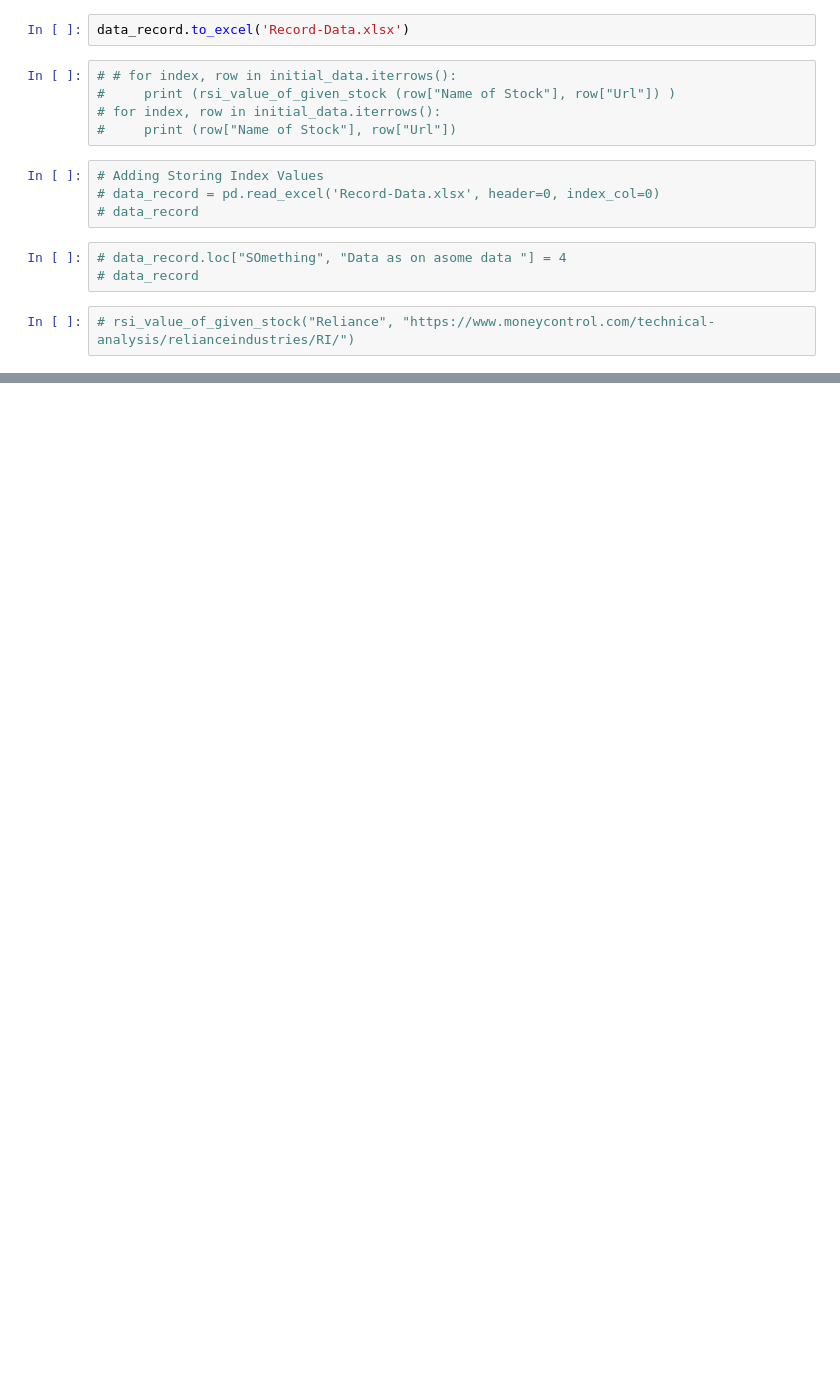
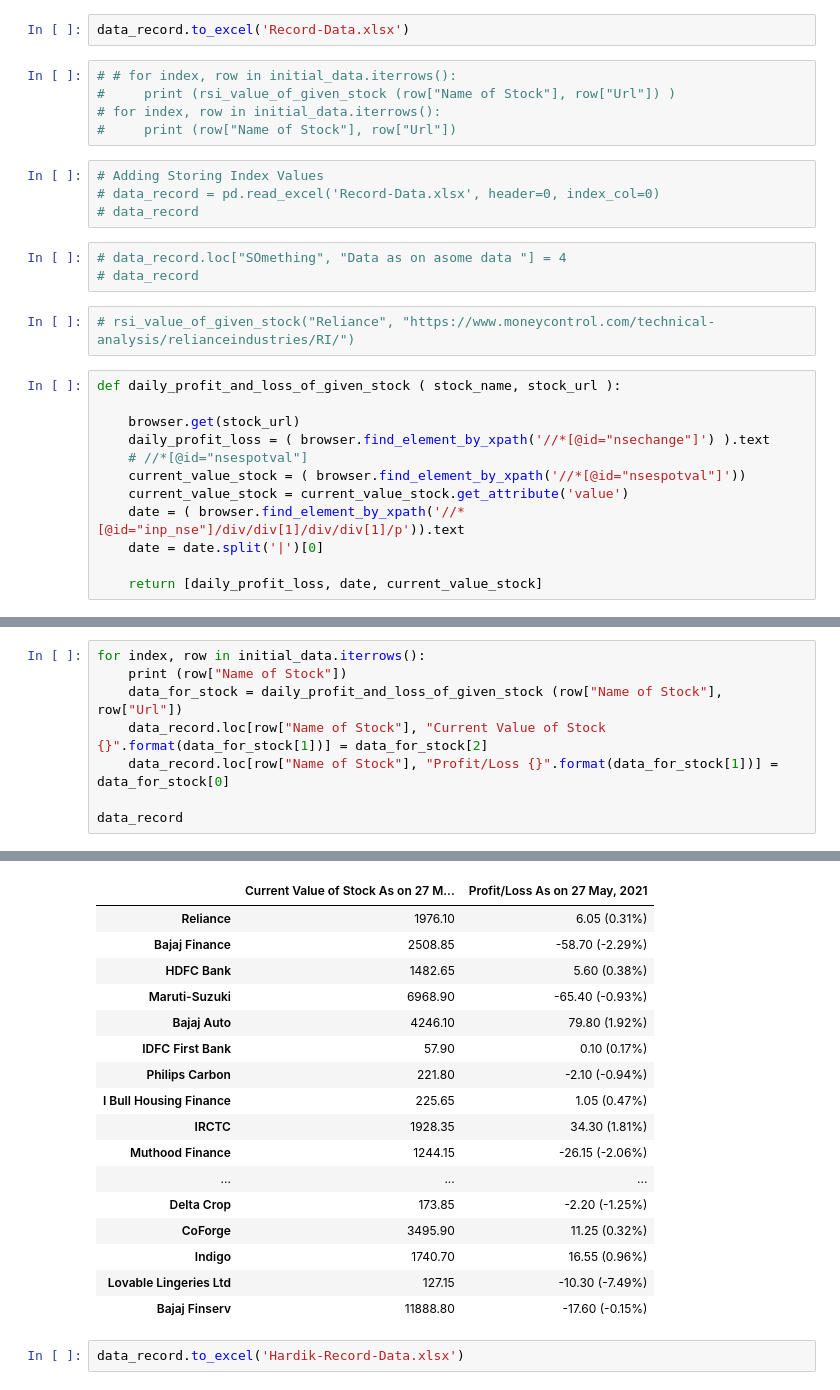
Before and after one commit to decipher07/Broker-2.0, a Jupyter notebook: Driver Code.ipynb, the cells around one changed output, grey strips where cells are left out. Drawn from its saved outputs; the diff is of its cells as text; blank space fills up the shorter version.

```diff
--- a/Driver Code.ipynb
+++ b/Driver Code.ipynb
@@ -135,3 +126,15 @@ data_record.to_excel('Record-Data.xlsx')
 # data_record
 # %%
 # rsi_value_of_given_stock("Reliance", "https://www.moneycontrol.com/technical-analysis/relianceindustries/RI/")
+# %%
+def daily_profit_and_loss_of_given_stock ( stock_name, stock_url ):
+
+    browser.get(stock_url)
+    daily_profit_loss = ( browser.find_element_by_xpath('//*[@id="nsechange"]') ).text
+    # //*[@id="nsespotval"]
+    current_value_stock = ( browser.find_element_by_xpath('//*[@id="nsespotval"]'))
+    current_value_stock = current_value_stock.get_attribute('value')
+    date = ( browser.find_element_by_xpath('//*[@id="inp_nse"]/div/div[1]/div/div[1]/p')).text
+    date = date.split('|')[0]
+
+    return [daily_profit_loss, date, current_value_stock]
@@ -137,0 +184,9 @@ data_record.to_excel('Record-Data.xlsx')
+# %%
+for index, row in initial_data.iterrows():
+    print (row["Name of Stock"])
+    data_for_stock = daily_profit_and_loss_of_given_stock (row["Name of Stock"], row["Url"])
+    data_record.loc[row["Name of Stock"], "Current Value of Stock {}".format(data_for_stock[1])] = data_for_stock[2]
+    data_record.loc[row["Name of Stock"], "Profit/Loss {}".format(data_for_stock[1])] = data_for_stock[0]
+
+data_record
+# %% [output]
@@ -137,0 +210,19 @@ data_record.to_excel('Record-Data.xlsx')
+|  | Current Value of Stock As on 27 M... | Profit/Loss As on 27 May, 2021 |
+| Reliance | 1976.10 | 6.05 (0.31%) |
+| Bajaj Finance | 2508.85 | -58.70 (-2.29%) |
+| HDFC Bank | 1482.65 | 5.60 (0.38%) |
+| Maruti-Suzuki | 6968.90 | -65.40 (-0.93%) |
+| Bajaj Auto | 4246.10 | 79.80 (1.92%) |
+| IDFC First Bank | 57.90 | 0.10 (0.17%) |
+| Philips Carbon | 221.80 | -2.10 (-0.94%) |
+| I Bull Housing Finance | 225.65 | 1.05 (0.47%) |
+| IRCTC | 1928.35 | 34.30 (1.81%) |
+| Muthood Finance | 1244.15 | -26.15 (-2.06%) |
+| ... | ... | ... |
+| Delta Crop | 173.85 | -2.20 (-1.25%) |
+| CoForge | 3495.90 | 11.25 (0.32%) |
+| Indigo | 1740.70 | 16.55 (0.96%) |
+| Lovable Lingeries Ltd | 127.15 | -10.30 (-7.49%) |
+| Bajaj Finserv | 11888.80 | -17.60 (-0.15%) |
+# %%
+data_record.to_excel('Hardik-Record-Data.xlsx')
```
Also changed, not shown: parts of 6 cells of this notebook, 5 other files.
